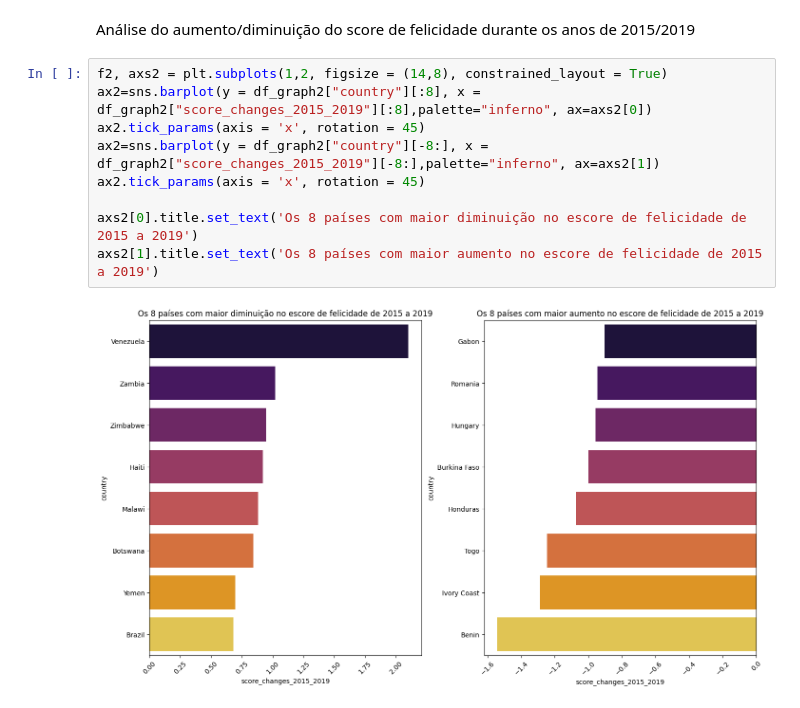
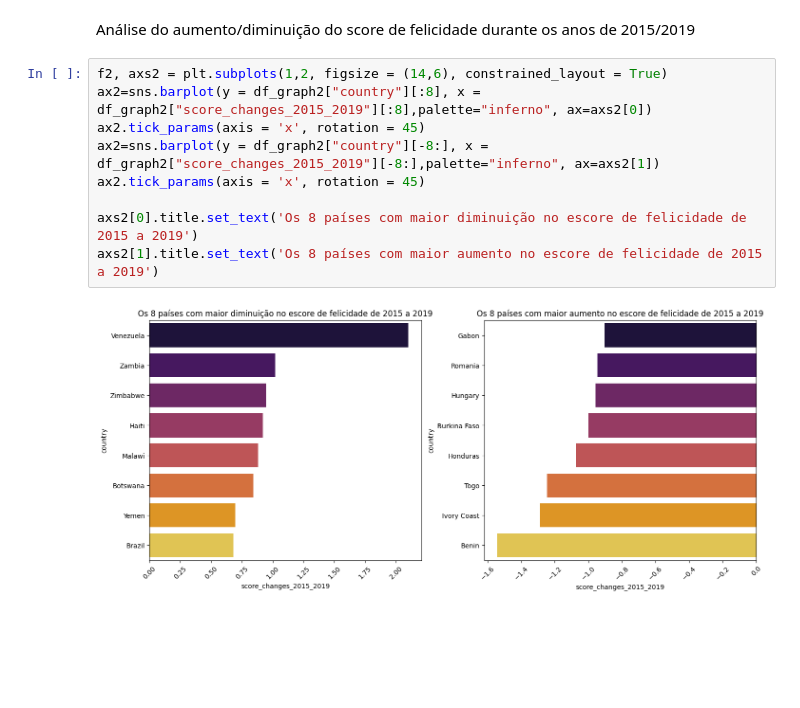
Before and after one commit to crismassaneiro/world-happiness-report, a Jupyter notebook: analisys.ipynb, the cells around one changed output. Saved outputs shown, nothing was run; the diff lists cells and outputs as text; blank space fills up the shorter version.

```diff
--- a/analisys.ipynb
+++ b/analisys.ipynb
@@ -141,13 +141,13 @@ df_graph6 = df_graph.sort_values(by = 'score_changes_2018_2019', ascending = Fal
 # %% [markdown]
 Análise do aumento/diminuição do score de felicidade durante os anos de 2015/2019
 # %%
-f2, axs2 = plt.subplots(1,2, figsize = (14,8), constrained_layout = True)
+f2, axs2 = plt.subplots(1,2, figsize = (14,6), constrained_layout = True)
 ax2=sns.barplot(y = df_graph2["country"][:8], x = df_graph2["score_changes_2015_2019"][:8],palette="inferno", ax=axs2[0])
 ax2.tick_params(axis = 'x', rotation = 45)
 ax2=sns.barplot(y = df_graph2["country"][-8:], x = df_graph2["score_changes_2015_2019"][-8:],palette="inferno", ax=axs2[1])
 ax2.tick_params(axis = 'x', rotation = 45)
 
 axs2[0].title.set_text('Os 8 países com maior diminuição no escore de felicidade de 2015 a 2019')
 axs2[1].title.set_text('Os 8 países com maior aumento no escore de felicidade de 2015 a 2019')
 # %% [output]
-[figure, old version]
+[figure, new version]
```
Also changed, not shown: parts of 8 cells of this notebook.
